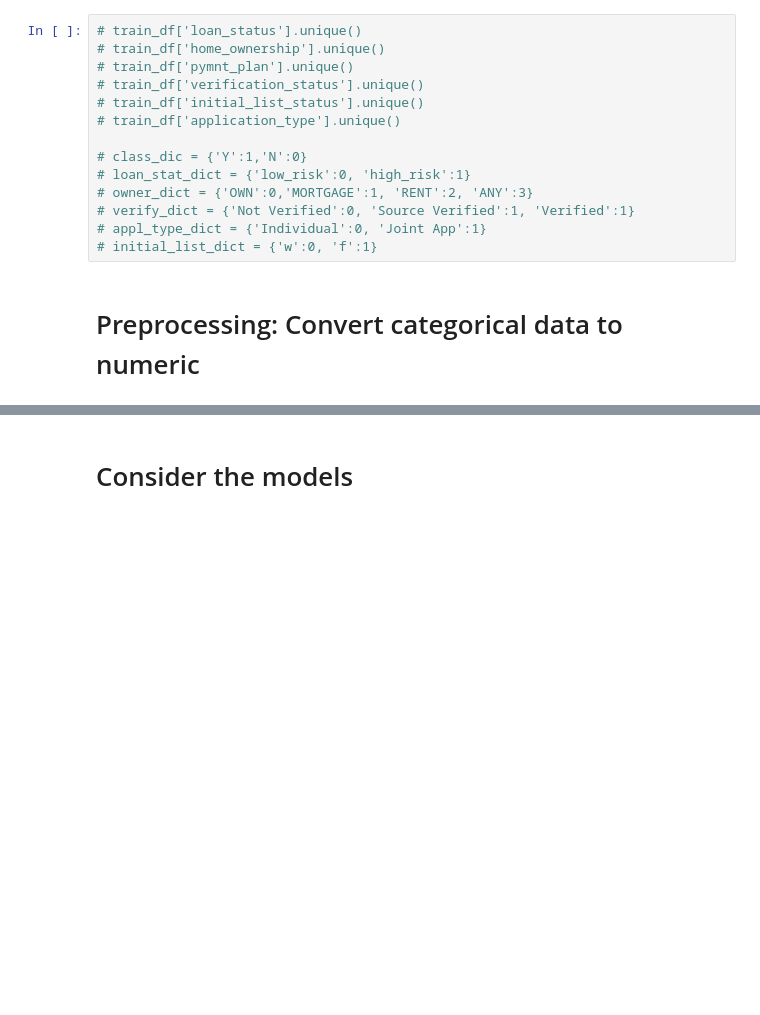
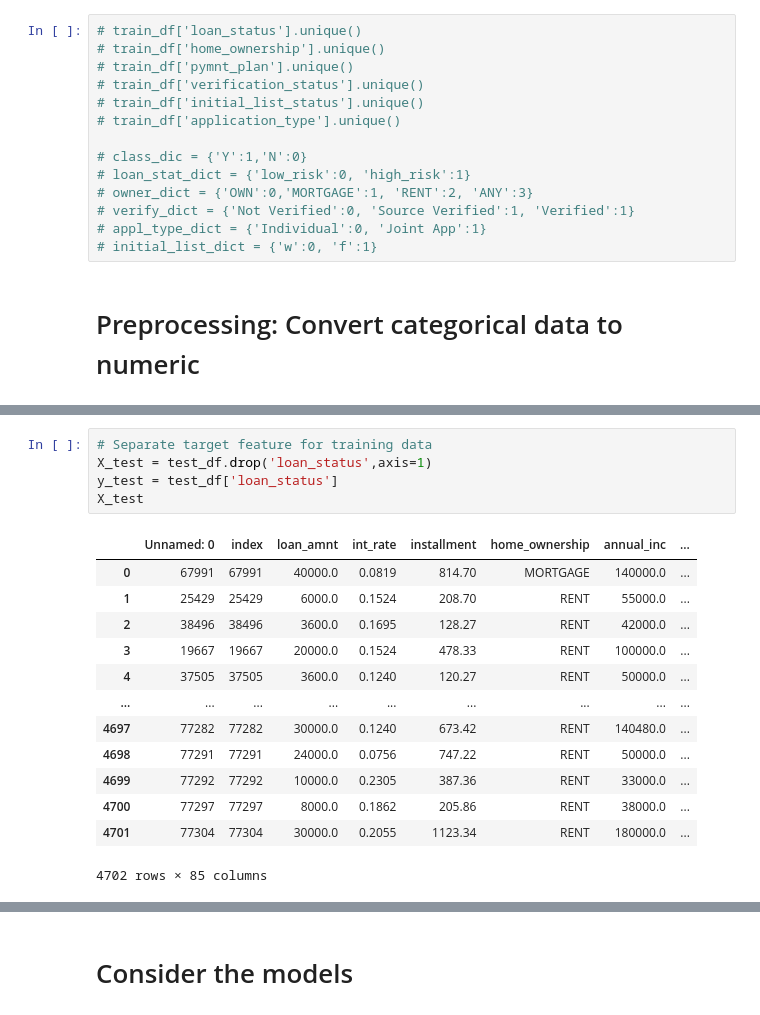
Before and after one commit to nimmyja/Credit_Risk_Evaluator_ML, a Jupyter notebook: Untitled.ipynb, the cells around one changed output, grey strips where cells are left out. Drawn from its saved outputs; the diff is of its cells as text; blank space fills up the shorter version.

```diff
--- a/Untitled.ipynb
+++ b/Untitled.ipynb
@@ -45,0 +53,19 @@ y_test = LabelEncoder().fit_transform(final_test_df['loan_status'])
+# %%
+# Separate target feature for training data
+X_test = test_df.drop('loan_status',axis=1)
+y_test = test_df['loan_status']
+X_test
+# %% [output]
+|  | Unnamed: 0 | index | loan_amnt | int_rate | installment | home_ownership | annual_inc | ... |
+| 0 | 67991 | 67991 | 40000.0 | 0.0819 | 814.70 | MORTGAGE | 140000.0 | ... |
+| 1 | 25429 | 25429 | 6000.0 | 0.1524 | 208.70 | RENT | 55000.0 | ... |
+| 2 | 38496 | 38496 | 3600.0 | 0.1695 | 128.27 | RENT | 42000.0 | ... |
+| 3 | 19667 | 19667 | 20000.0 | 0.1524 | 478.33 | RENT | 100000.0 | ... |
+| 4 | 37505 | 37505 | 3600.0 | 0.1240 | 120.27 | RENT | 50000.0 | ... |
+| ... | ... | ... | ... | ... | ... | ... | ... | ... |
+| 4697 | 77282 | 77282 | 30000.0 | 0.1240 | 673.42 | RENT | 140480.0 | ... |
+| 4698 | 77291 | 77291 | 24000.0 | 0.0756 | 747.22 | RENT | 50000.0 | ... |
+| 4699 | 77292 | 77292 | 10000.0 | 0.2305 | 387.36 | RENT | 33000.0 | ... |
+| 4700 | 77297 | 77297 | 8000.0 | 0.1862 | 205.86 | RENT | 38000.0 | ... |
+| 4701 | 77304 | 77304 | 30000.0 | 0.2055 | 1123.34 | RENT | 180000.0 | ... |
+4702 rows × 85 columns
```
Also changed, not shown: parts of 10 cells of this notebook.
